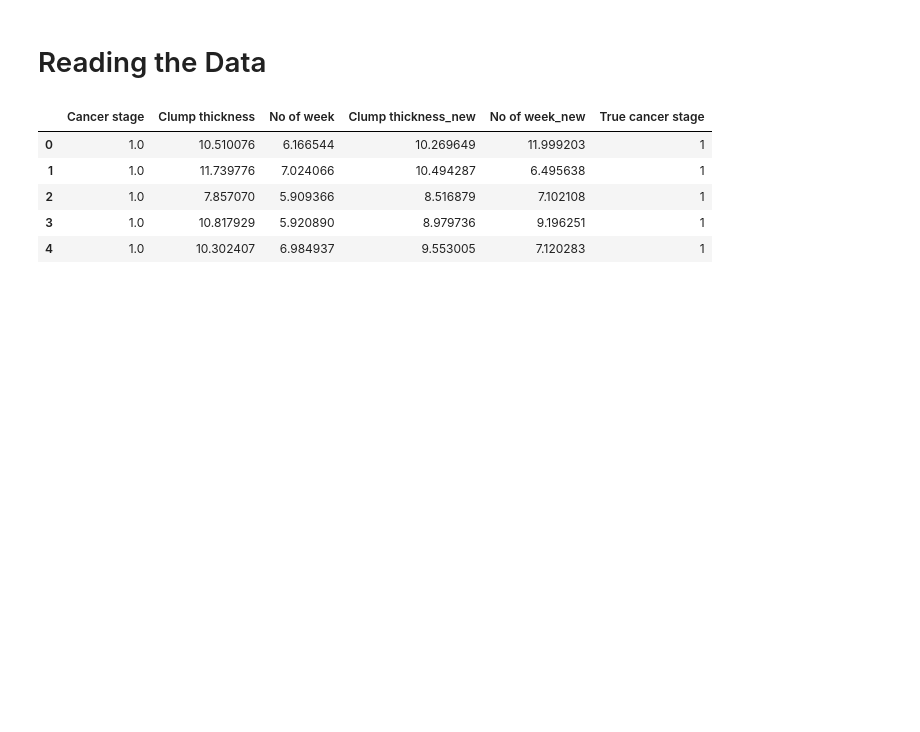
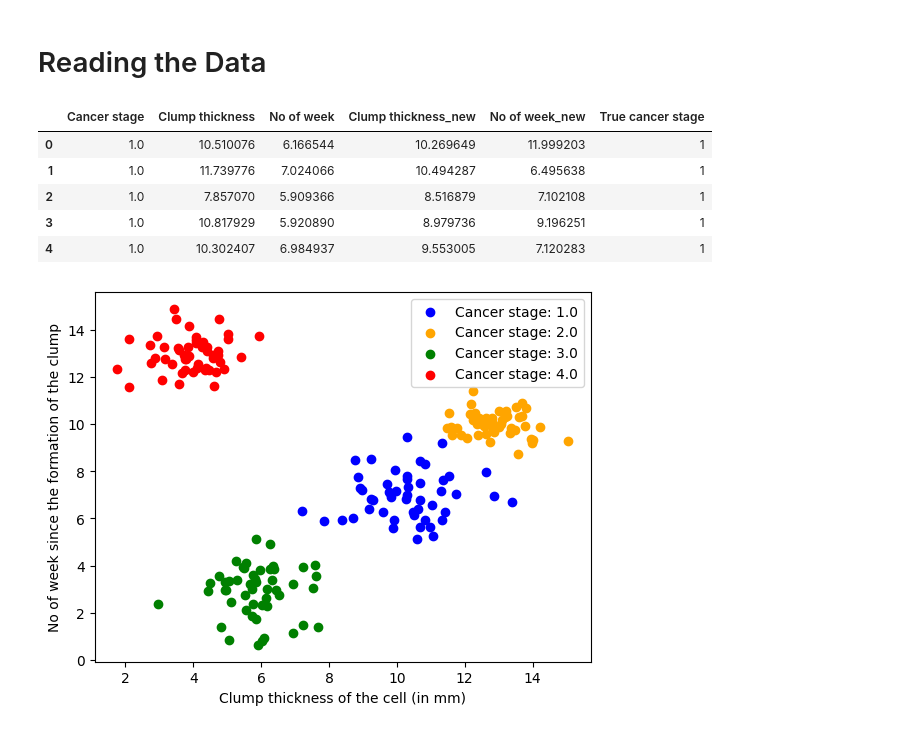
Before and after one commit to alliajagbe/semisupervised, a Jupyter notebook: ssl.ipynb, the cells around one changed output. Drawn from its saved outputs; the diff is of its cells as text; code cells hidden in the pictures; blank space fills up the shorter version.

Commit message:
plot with unlabelled data

```diff
--- a/ssl.ipynb
+++ b/ssl.ipynb
@@ -19,3 +19,20 @@ df.head()
 | 2 | 1.0 | 7.857070 | 5.909366 | 8.516879 | 7.102108 | 1 |
 | 3 | 1.0 | 10.817929 | 5.920890 | 8.979736 | 9.196251 | 1 |
 | 4 | 1.0 | 10.302407 | 6.984937 | 9.553005 | 7.120283 | 1 |
+# %%
+# plotting clump thickness vs no of week with their class labels
+class1 = df[df['Cancer stage'] == 1.0]
+class2 = df[df['Cancer stage'] == 2.0]
+class3 = df[df['Cancer stage'] == 3.0]
+class4 = df[df['Cancer stage'] == 4.0]
+
+plt.scatter(class1['Clump thickness'], class1['No of week'], color='blue', label='Cancer stage: 1.0')
+plt.scatter(class2['Clump thickness'], class2['No of week'], color='orange', label='Cancer stage: 2.0')
+plt.scatter(class3['Clump thickness'], class3['No of week'], color='green', label='Cancer stage: 3.0')
+plt.scatter(class4['Clump thickness'], class4['No of week'], color='red', label='Cancer stage: 4.0')
+plt.xlabel('Clump thickness of the cell (in mm)')
+plt.ylabel('No of week since the formation of the clump')
+plt.legend()
+plt.show()
+# %% [output]
+[figure, added]
```
Also changed, not shown: parts of 1 cell of this notebook.
